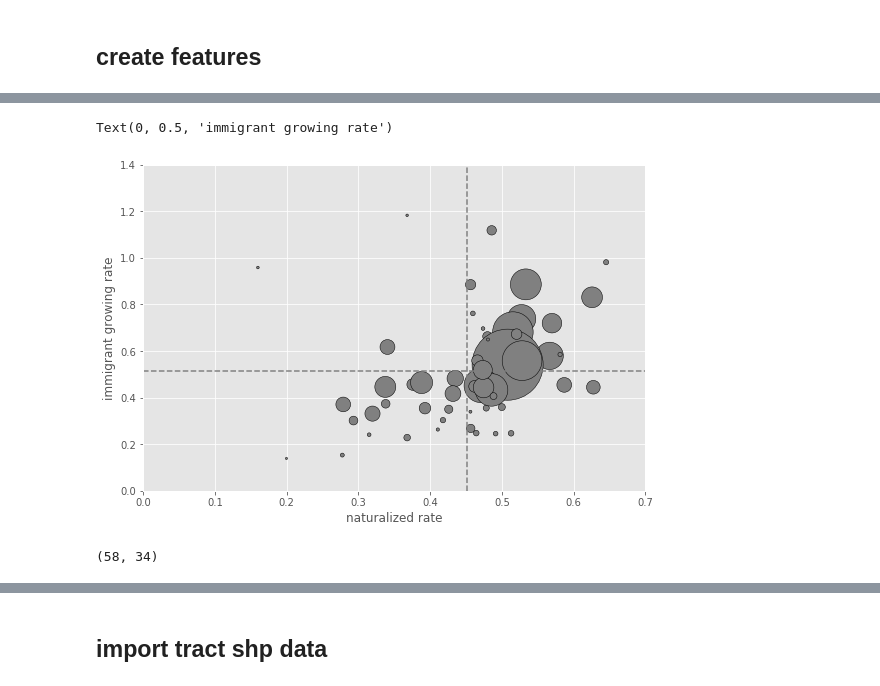
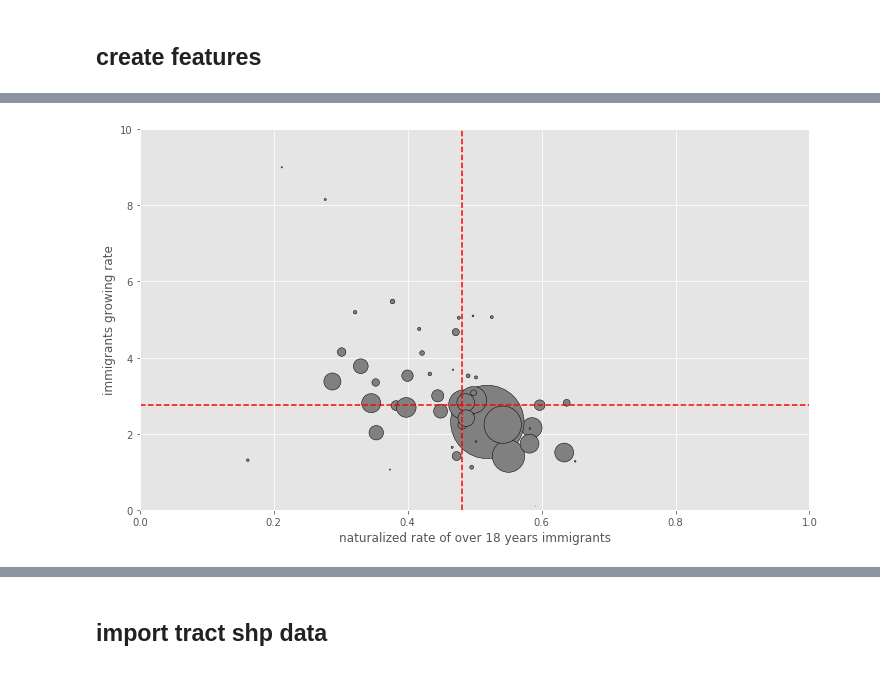
Before and after one commit to tkino15/pp200_ipa_crla_map, a Jupyter notebook: notebook/data_analysis.ipynb, the cells around one changed output, grey strips where cells are left out. Saved outputs shown, nothing was run; the diff lists cells and outputs as text; code cells hidden in the pictures.

Commit message:
naturalized rate and growing rate

```diff
--- a/notebook/data_analysis.ipynb
+++ b/notebook/data_analysis.ipynb
@@ -30,7 +24,7 @@ def read_data(path):
 # %%
 # load entry_us data
-path="data/acs2017_county_entry_us.csv"
-entry_us_df = read_data(path)
+path="../data/census/B05005_period_of_entry_by_nativity_and_citizenship_status_in_the_united_states.csv"
+entry_us_df = pd.read_csv(path)
 print(entry_us_df.shape)
 entry_us_df.head()
 # %% [output]
@@ -90,0 +95,18 @@ cs_agg_df.tail()
+# %%
+cs_agg_df["non-citizen_over_18"] = cs_agg_df["total_female_18_years_and_over_foreign_born_not_a_u.s._citizen"] +\
+                                   cs_agg_df["total_male_18_years_and_over_foreign_born_not_a_u.s._citizen"]
+
+cs_agg_df["naturalized_over_18"] = cs_agg_df["total_female_18_years_and_over_foreign_born_naturalized_u.s._citizen"] +\
+                                   cs_agg_df["total_male_18_years_and_over_foreign_born_naturalized_u.s._citizen"]
+
+cs_agg_df["foreign_born_over_18"] = cs_agg_df["non-citizen_over_18"] + cs_agg_df["naturalized_over_18"]
+# %%
+cs_agg_df["naturalized_rate_over_18"] = cs_agg_df["naturalized_over_18"] / cs_agg_df["foreign_born_over_18"]
+
+cs_agg_df["growing_rate"] = cs_agg_df["total_entered_2000_to_2009_foreign_born"] /\
+                            cs_agg_df["total_entered_2010_or_later_foreign_born"]
+
+cs_agg_df["log_non-citizen_over_18"] = np.log(cs_agg_df["non-citizen_over_18"])
+
+print(cs_agg_df.shape)
+cs_agg_df.sort_values("naturalized_rate_over_18").tail()
@@ -91,19 +121,18 @@ cs_agg_df.tail()
 # %%
-fig,ax = plt.subplots(figsize=(9,6))
+med_gorwing_rate = np.nanmedian(cs_agg_df["growing_rate"])
+med_naturalized_rate = np.median(cs_agg_df["naturalized_rate_over_18"])
 
-ax.scatter("naturalized_rate", "growing_rate", data=cs_agg_df,
-            s=cs_agg_df["total_citizenship"]/2000, c="gray",
+fig,ax = plt.subplots(figsize=(12,7))
+
+ax.scatter("naturalized_rate_over_18", "growing_rate", data=cs_agg_df,
+            s=cs_agg_df["non-citizen_over_18"]/300, c="gray",
             linewidths=0.5, edgecolors="black")
-ax.hlines(np.mean(cs_agg_df[cs_agg_df["growing_rate"] < 2]["growing_rate"]), xmin=0, xmax=2, colors="gray", linestyles="dashed")
-ax.vlines(np.mean(cs_agg_df[cs_agg_df["growing_rate"] < 2]["naturalized_rate"]), ymin=0, ymax=3, colors="gray", linestyles="dashed")
-ax.set_xlim(0,0.7)
-ax.set_ylim(0,1.4)
-ax.set_xlabel("naturalized rate")
-ax.set_ylabel("immigrant growing rate")
+ax.axhline(med_gorwing_rate, color="red", ls="dashed")
+ax.axvline(med_naturalized_rate, color="red", ls="dashed")
+ax.set_xlim(0,1)
+ax.set_ylim(0,10)
+ax.set_xlabel("naturalized rate of over 18 years immigrants")
+ax.set_ylabel("immigrants growing rate")
+plt.savefig("figure/growing_rate_and_naturalized_rate.png")
 # %% [output]
-Text(0, 0.5, 'immigrant growing rate')
-[figure, old version]
+[figure, new version]
-# %%
-cs_agg_df.shape
-# %% [output]
-(58, 34)
```
Also changed, not shown: parts of 17 cells of this notebook, 7 other files.
